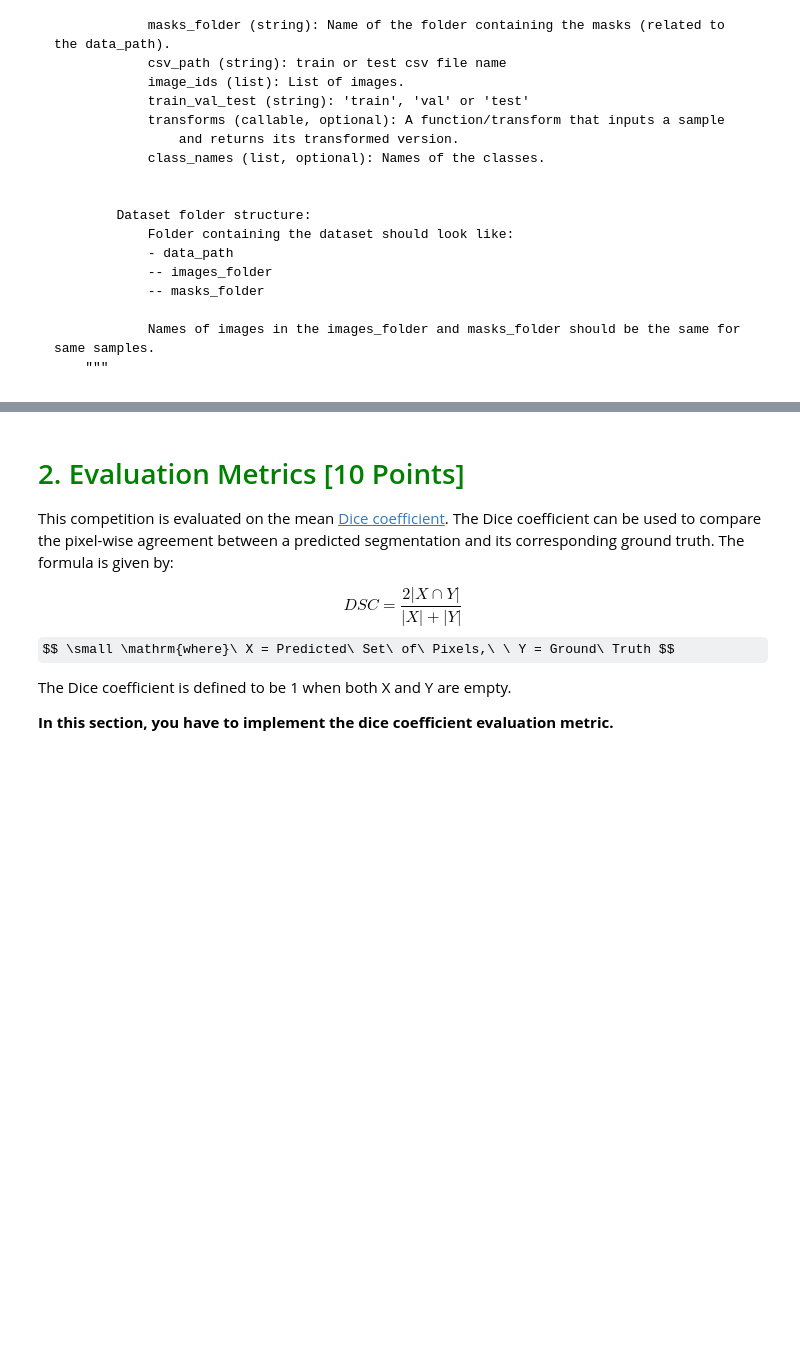
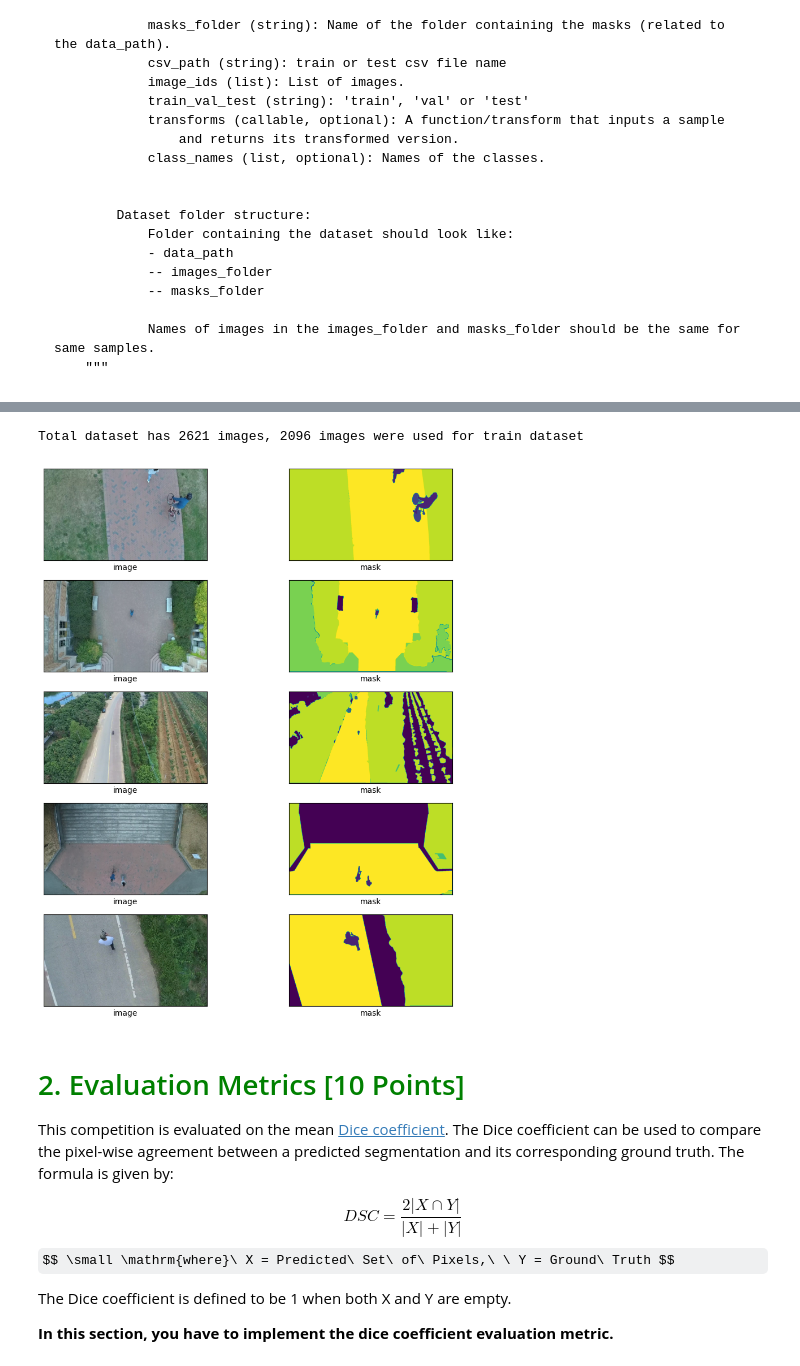
Before and after one commit to Emd956/Semantic-Segmentation-Kaggle-Competition, a Jupyter notebook: project4-semantic-segmentation.ipynb, the cells around one changed output, grey strips where cells are left out. Cells and saved outputs as stored; diff of their text form; code cells hidden in the pictures; some formulas as TeX source; blank space fills up the shorter version.

Commit message:
Kaggle Notebook | Project4 - Semantic Segmentation | Version 4

```diff
--- a/project4-semantic-segmentation.ipynb
+++ b/project4-semantic-segmentation.ipynb
@@ -148,18 +157,36 @@ class SemSegDataset(Dataset):
     """
 
     def __init__(self, data_path, images_folder, masks_folder, csv_path,
-                 image_ids, train_val_test=None, transforms=None, class_names=None):
+                 num_classes, train_val_test=None, transforms=None, class_names=None):
 
+        self.num_classes = num_classes
         self.train_val_test = train_val_test
         self.transforms = transforms
         self.class_names = class_names
 
+        self.df_imgs_ids = pd.read_csv(csv_path)
+
         # Check the train_val_test argument
         if self.train_val_test == "train": #/kaggle/input/opencv-pytorch-segmentation-project/(imgs/imgs-masks/masks)
+            self.imgs_ids = self.df_imgs_ids[:int(len(self.df_imgs_ids)*.8)]
+        elif self.train_val_test == "val":
+            self.imgs_ids = self.df_imgs_ids[int(len(self.df_imgs_ids)*.8):]
+        elif self.train_val_test == "test":
+            self.imgs_ids = pd.read_csv(csv_path)
 
+        print("Total dataset has {} images, {} images were used for {} dataset".format(len(self.df_imgs_ids), len(self.imgs_ids), self.train_val_test))
 
         # get the map of image-mask pairs
-        self.dataset = init_semantic_segmentation_dataset(data_path, images_folder, masks_folder)
+        self.dataset = []
+        for idx in range(len(self.imgs_ids)):
+            self.dataset.append({
+                "image": os.path.join(data_path, images_folder, "{}.jpg".format(self.imgs_ids.iloc[idx][0])),
+                "mask": os.path.join(data_path, masks_folder, "{}.png".format(self.imgs_ids.iloc[idx][0]))
+            })
+
+    def get_num_classes(self):
+        """Get number of classes in the dataset"""
+        return self.num_classes
 
     def get_class_name(self, idx):
         """
@@ -204,6 +231,20 @@ class SemSegDataset(Dataset):
 <img src="https://www.learnopencv.com/wp-content/uploads/2020/04/c3-w12-data-sample.png">
 
 ---
+# %%
+# create test dataset
+train_dataset = SemSegDataset(data_path='/kaggle/input/opencv-pytorch-segmentation-project',
+                            images_folder='/kaggle/input/opencv-pytorch-segmentation-project/imgs/imgs',
+                            masks_folder='/kaggle/input/opencv-pytorch-segmentation-project/masks/masks',
+                            csv_path='/kaggle/input/opencv-pytorch-segmentation-project/train.csv',
+                            num_classes=12,
+                            train_val_test='train',
+                            class_names=['Background', 'Person', 'Bike', 'Car', 'Drone', 'Boat',
+                                        'Animal', 'Obstacle', 'Construction', 'Vegetation', 'Road', 'Sky'])
+draw_semantic_segmentation_samples(train_dataset, n_samples=5)
+# %% [output]
+Total dataset has 2621 images, 2096 images were used for train dataset
+[figure, added]
 # %% [markdown]
 # <font style="color:green">2. Evaluation Metrics [10 Points]</font>
 
```
Also changed, not shown: parts of 10 cells of this notebook.
